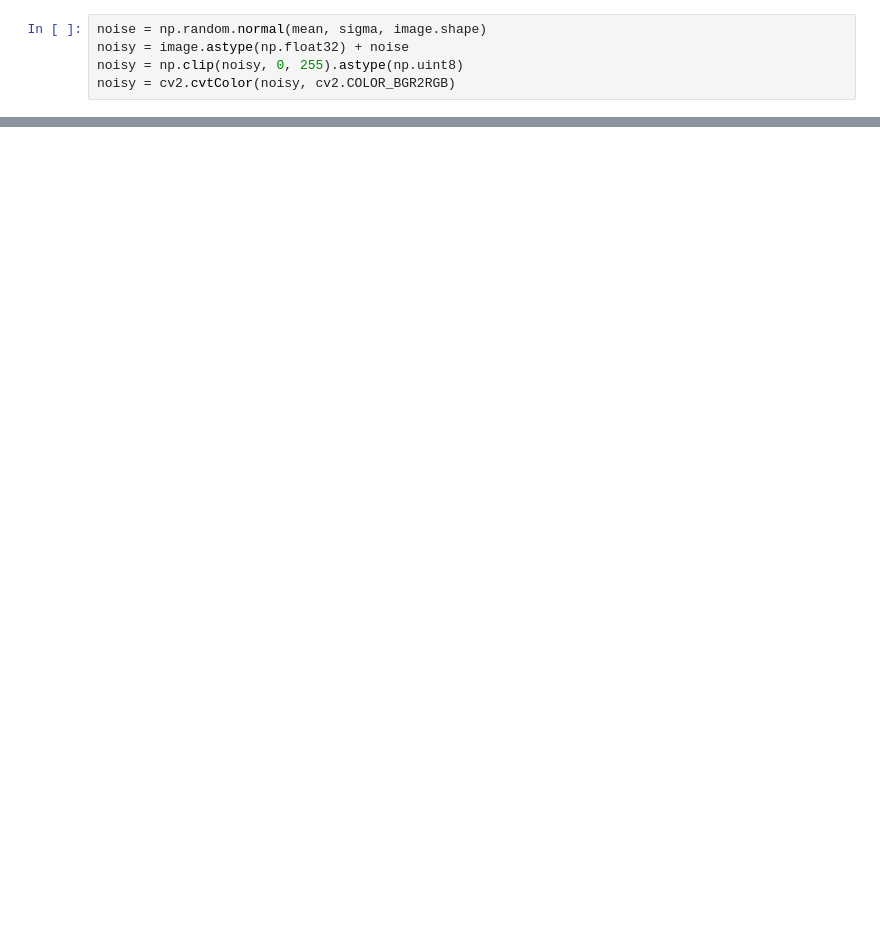
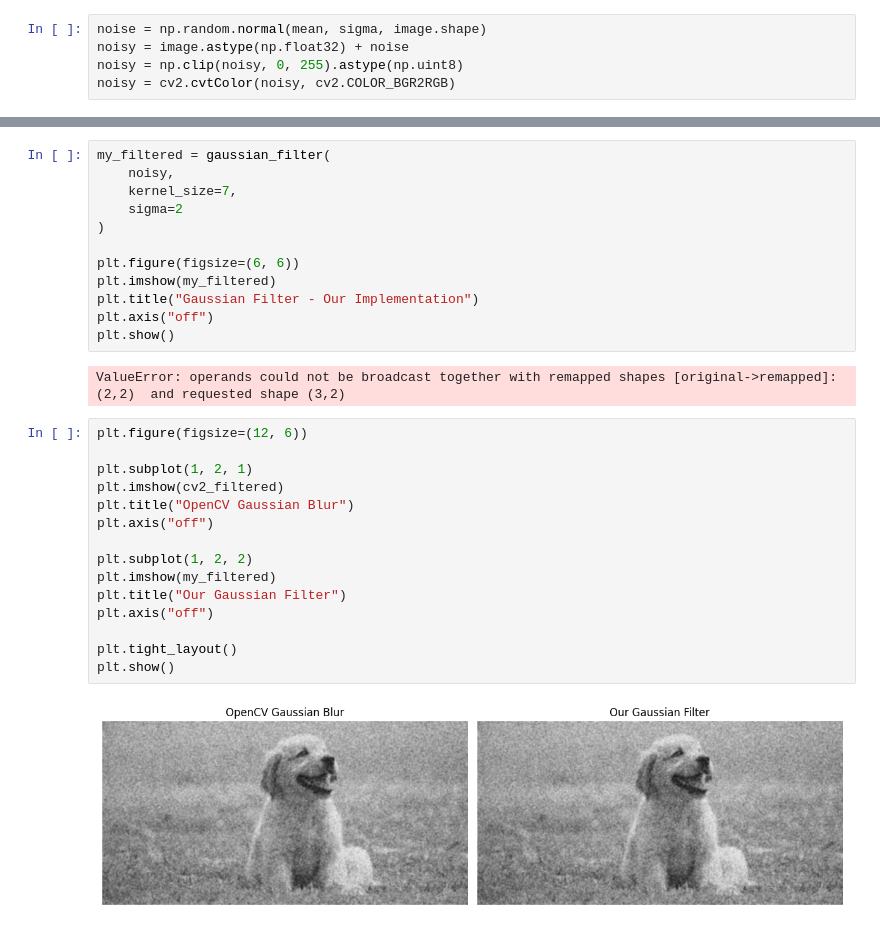
Before and after one commit to meshv-patel/CV-2026, a Jupyter notebook: Experiment-4/experiment-4.ipynb, the cells around one changed output, grey strips where cells are left out. Drawn from its saved outputs; the diff is of its cells as text; blank space fills up the shorter version.

```diff
--- a/Experiment-4/experiment-4.ipynb
+++ b/Experiment-4/experiment-4.ipynb
@@ -19,0 +53,31 @@ plt.imshow(noisy)
+# %%
+my_filtered = gaussian_filter(
+    noisy,
+    kernel_size=7,
+    sigma=2
+)
+
+plt.figure(figsize=(6, 6))
+plt.imshow(my_filtered)
+plt.title("Gaussian Filter - Our Implementation")
+plt.axis("off")
+plt.show()
+# %% [output]
+ValueError: operands could not be broadcast together with remapped shapes [original->remapped]: (2,2)  and requested shape (3,2)
+# %%
+plt.figure(figsize=(12, 6))
+
+plt.subplot(1, 2, 1)
+plt.imshow(cv2_filtered)
+plt.title("OpenCV Gaussian Blur")
+plt.axis("off")
+
+plt.subplot(1, 2, 2)
+plt.imshow(my_filtered)
+plt.title("Our Gaussian Filter")
+plt.axis("off")
+
+plt.tight_layout()
+plt.show()
+# %% [output]
+[figure, added]
```
Also changed, not shown: parts of 5 cells of this notebook.
